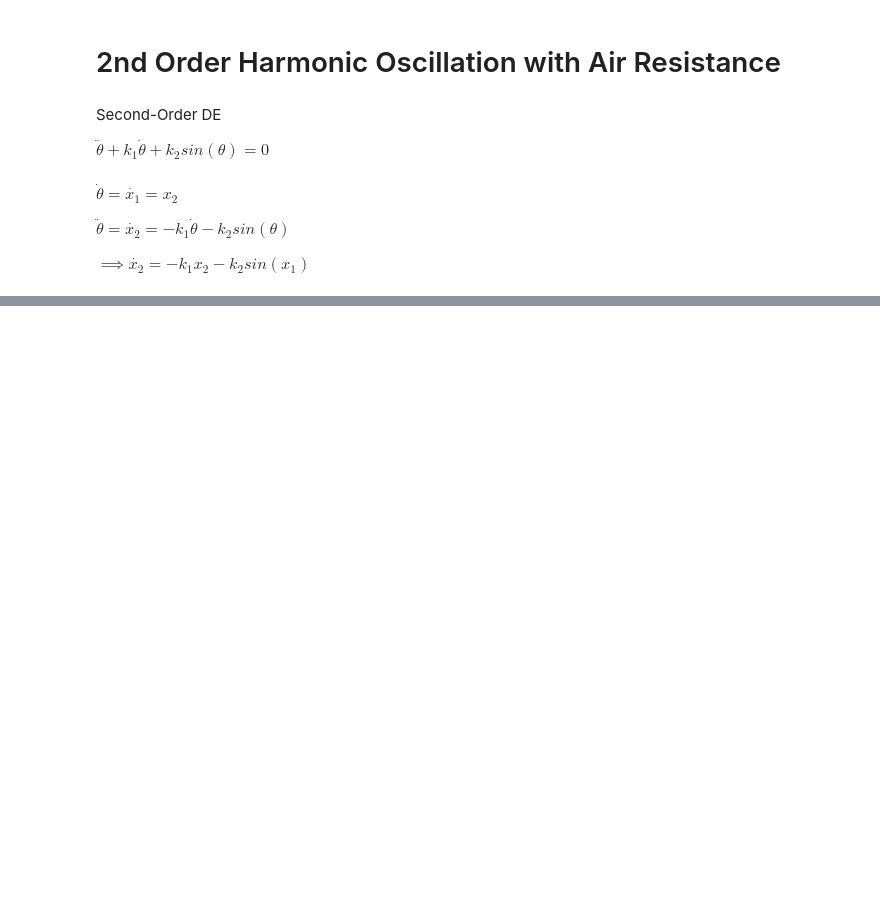
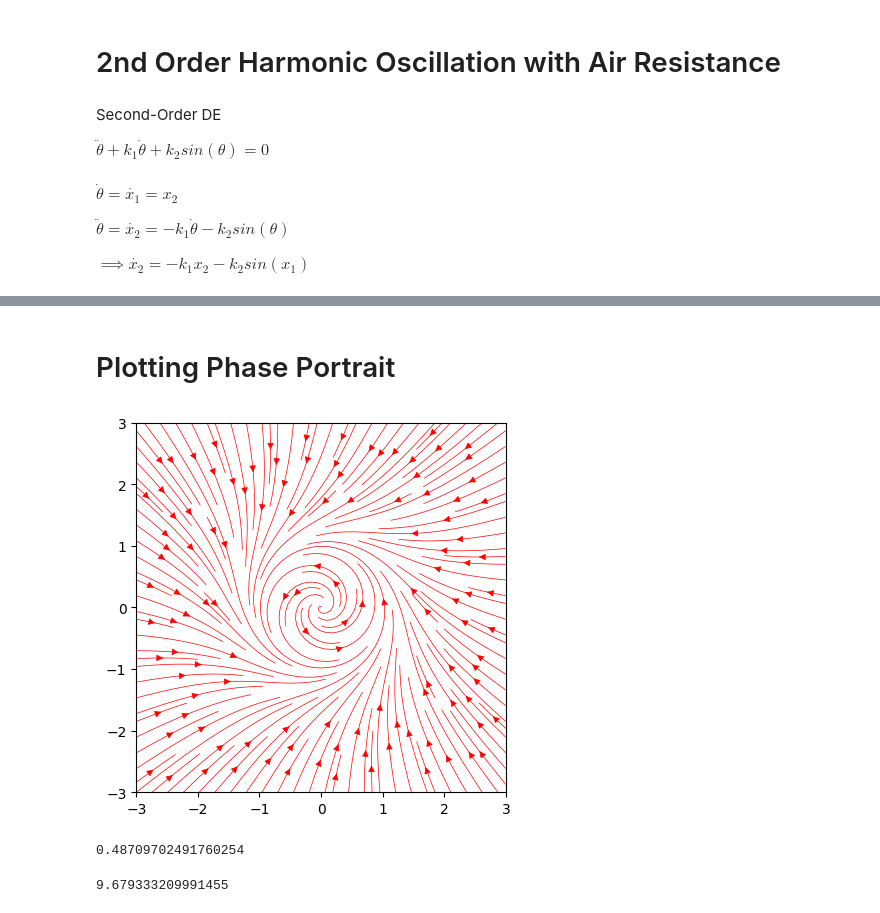
Before and after one commit to gellison321/physics, a Jupyter notebook: diffyq.ipynb, the cells around one changed output, grey strips where cells are left out. Drawn from its saved outputs; the diff is of its cells as text; code cells hidden in the pictures; blank space fills up the shorter version.

```diff
--- a/diffyq.ipynb
+++ b/diffyq.ipynb
@@ -56,0 +82,18 @@ plt.plot(t, solution[:,1], label='x2');
+# %% [markdown]
+# Plotting Phase Portrait
+# %%
+def dF(r, theta):
+    return 0.5*r*(1 - r*r), 1+0*theta
+
+X, Y = np.meshgrid(np.linspace(-3.0, 3.0, 30), np.linspace(-3.0, 3.0, 30))
+R, Theta = (X**2 + Y**2)**0.5, np.arctan2(Y, X)
+dR, dTheta = dF(R, Theta)
+C, S = np.cos(Theta), np.sin(Theta)
+U, V = dR*C - R*S*dTheta, dR*S+R*C*dTheta
+
+plt.streamplot(X, Y, U, V, color='r', linewidth=0.5, density=1.6)
+plt.axis('square')
+plt.axis([-3, 3, -3, 3])
+plt.show()
+# %% [output]
+[figure, added]
@@ -56,0 +106,37 @@ plt.plot(t, solution[:,1], label='x2');
+# %%
+@njit
+def monte_carlo_pi(nsamples):
+    acc = 0
+    for i in range(nsamples):
+        x = random.random()
+        y = random.random()
+        if (x ** 2 + y ** 2) < 1.0:
+            acc += 1
+    return 4.0 * acc / nsamples
+
+start = time()
+for i in range(n):
+    monte_carlo_pi(100)
+end = time()
+
+print(end - start)
+# %% [output]
+0.48709702491760254
+# %%
+def monte_carlo_pi(nsamples):
+    acc = 0
+    for i in range(nsamples):
+        x = random.random()
+        y = random.random()
+        if (x ** 2 + y ** 2) < 1.0:
+            acc += 1
+    return 4.0 * acc / nsamples
+
+start = time()
+for i in range(n):
+    monte_carlo_pi(100)
+end = time()
+
+print(end - start)
+# %% [output]
+9.679333209991455
```
Also changed, not shown: parts of 9 cells of this notebook, 1 other file.
